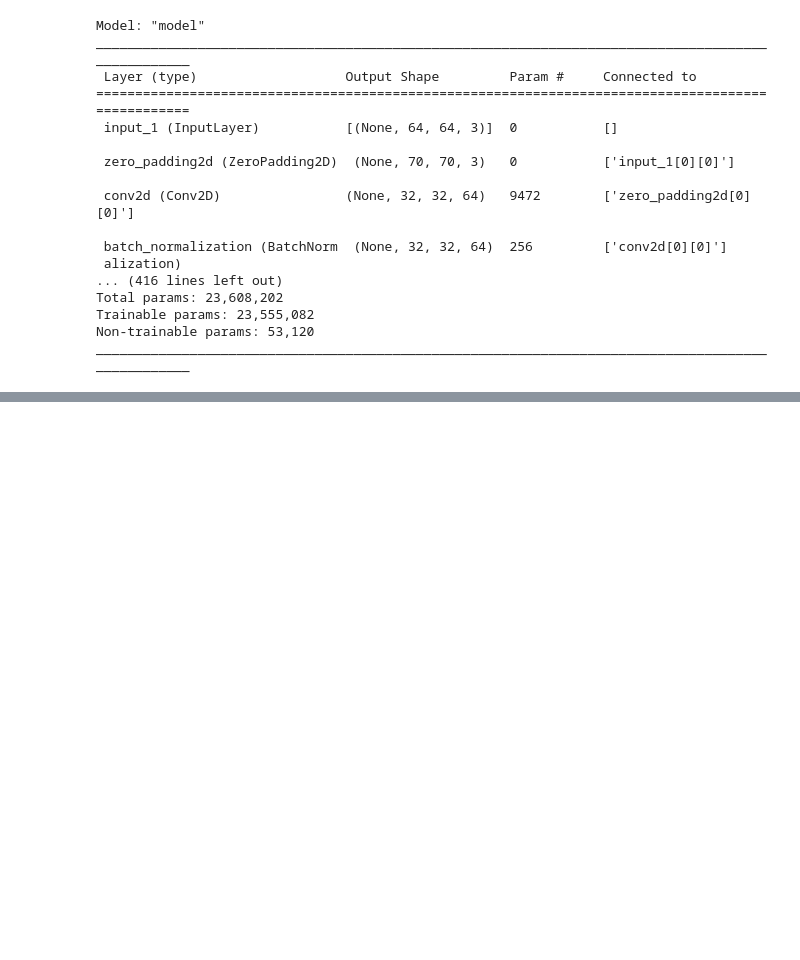
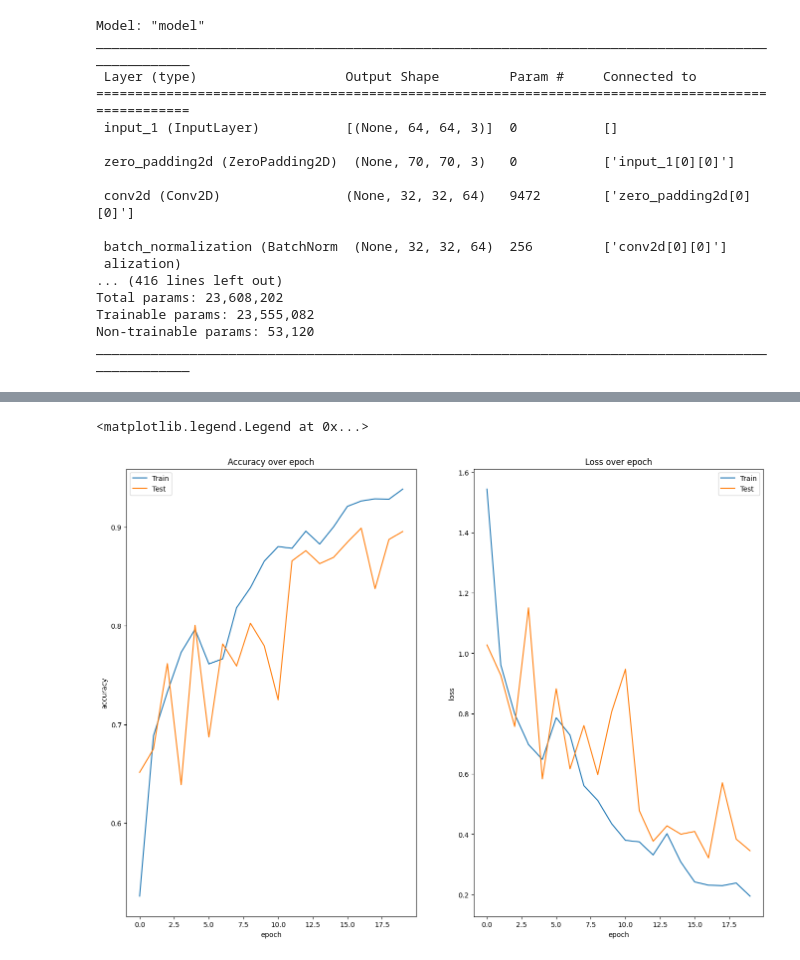
Before and after one commit to dookda/cmu_deep_learning, a Jupyter notebook: geodeep/classify.ipynb, the cells around one changed output, grey strips where cells are left out. Saved outputs shown, nothing was run; the diff lists cells and outputs as text; code cells hidden in the pictures; blank space fills up the shorter version.

```diff
--- a/geodeep/classify.ipynb
+++ b/geodeep/classify.ipynb
@@ -270,0 +288,18 @@ model.save(r'model/model_100_epoch.h5')
+# %%
+fig, (ax1, ax2) = plt.subplots(1, 2, figsize=(16.53, 11.69))
+ax1.plot(history.history['accuracy'])
+ax1.plot(history.history['val_accuracy'])
+ax1.set_xlabel('epoch')
+ax1.set_ylabel('accuracy')
+ax1.set_title('Accuracy over epoch')
+ax1.legend(['Train', 'Test'], loc='upper left')
+
+ax2.plot(history.history['loss'])
+ax2.plot(history.history['val_loss'])
+ax2.set_xlabel('epoch')
+ax2.set_ylabel('loss')
+ax2.set_title('Loss over epoch')
+ax2.legend(['Train', 'Test'], loc="upper right")
+# %% [output]
+<matplotlib.legend.Legend at 0x...>
+[figure, added]
```
Also changed, not shown: parts of 8 cells of this notebook.
